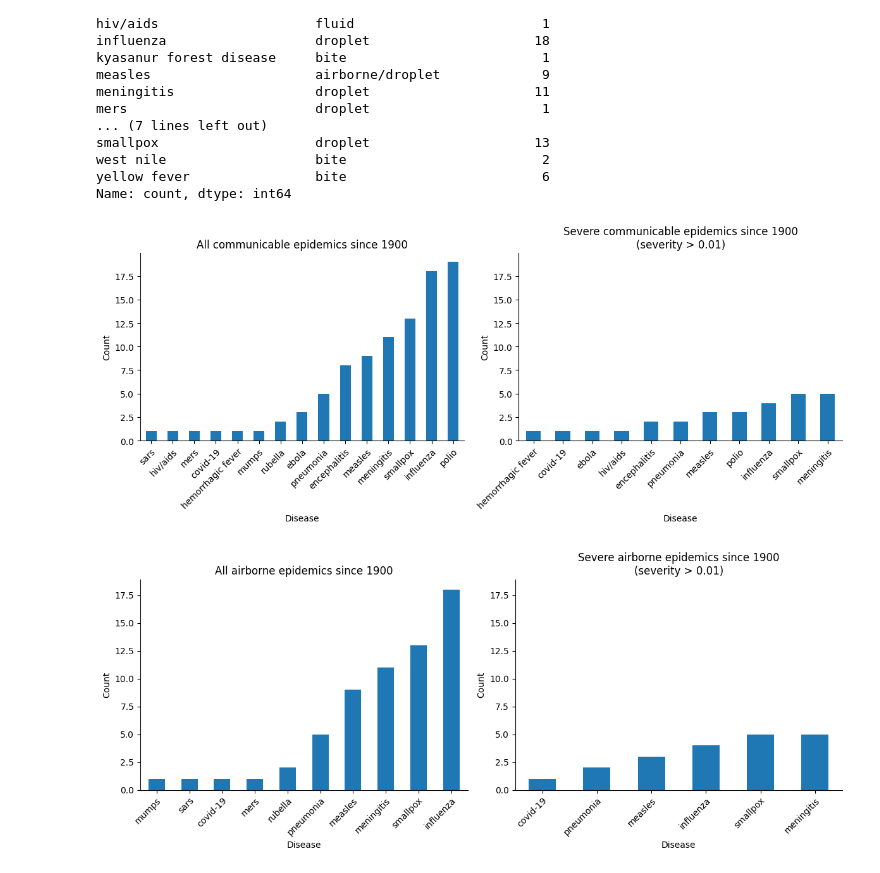
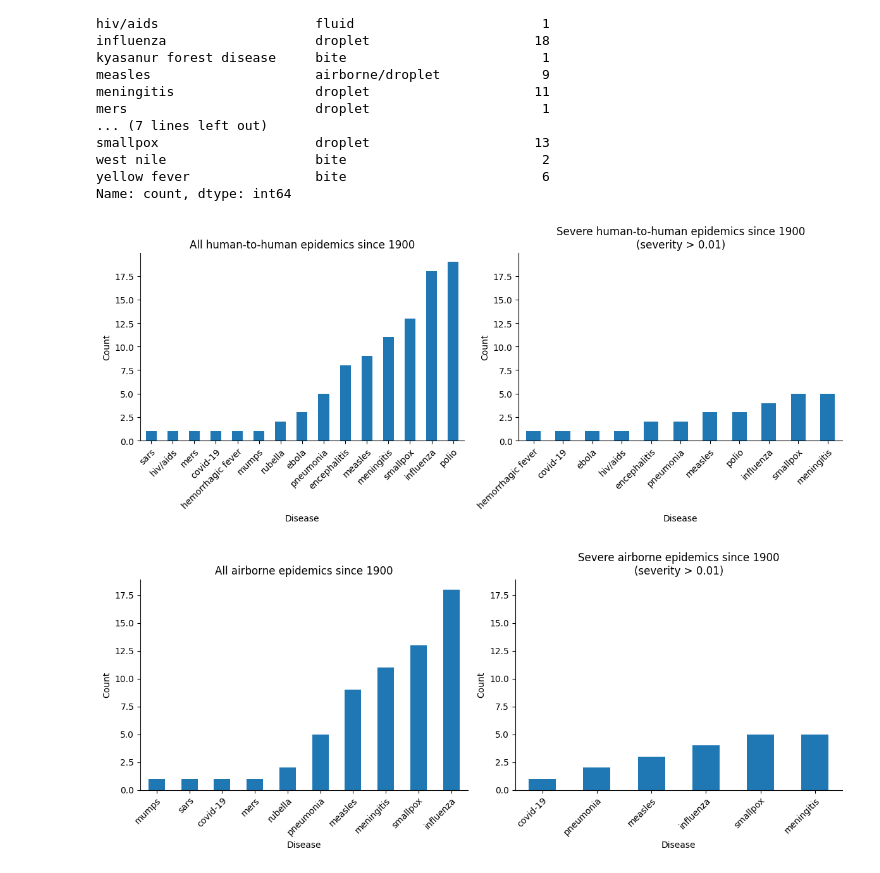
Before and after one commit to DevInnovationLab/pandemic_model_public, a Jupyter notebook: python/notebooks/22 systematic_change_analysis.ipynb, the cells around one changed output. Saved outputs shown, nothing was run; the diff lists cells and outputs as text; code cells hidden in the pictures.

```diff
--- a/python/notebooks/22 systematic_change_analysis.ipynb
+++ b/python/notebooks/22 systematic_change_analysis.ipynb
@@ -139,12 +139,12 @@ west nile                   bite                         2
 yellow fever                bite                         6
 Name: count, dtype: int64
 # %%
-# Create communicable disease dataset by excluding bite transmission
-non_communicable = ['bite', 'animalcontact/bite']
-modern_communicable_ds = modern_viral_ds[~modern_viral_ds['transmission'].isin(non_communicable)]
-plot_epidemic_comparison(modern_communicable_ds, 'communicable')
+# Create hth disease dataset by excluding bite transmission
+non_hth = ['bite', 'animalcontact/bite']
+modern_hth_ds = modern_viral_ds[~modern_viral_ds['transmission'].isin(non_hth)]
+plot_epidemic_comparison(modern_hth_ds, 'human-to-human')
 # %% [output]
-[figure, old version]
+[figure, new version]
 # %%
 modern_airborne_ds = modern_viral_ds[modern_viral_ds['airborne']]
 plot_epidemic_comparison(modern_airborne_ds, 'airborne')
```
